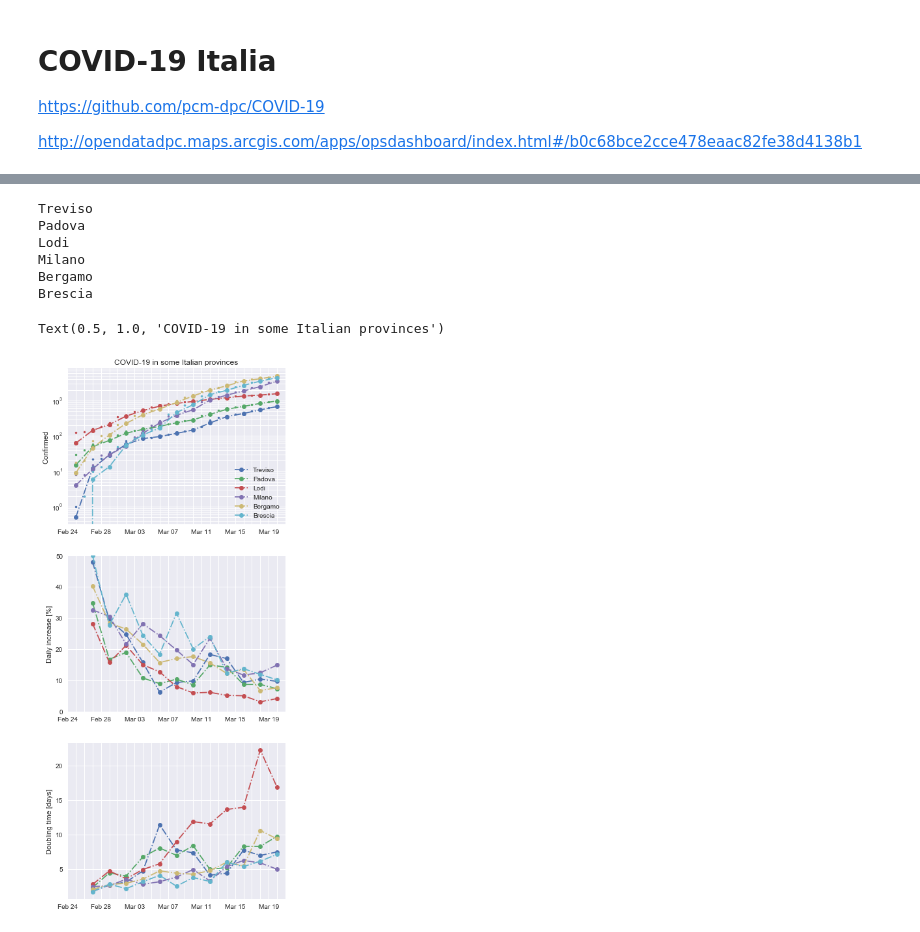
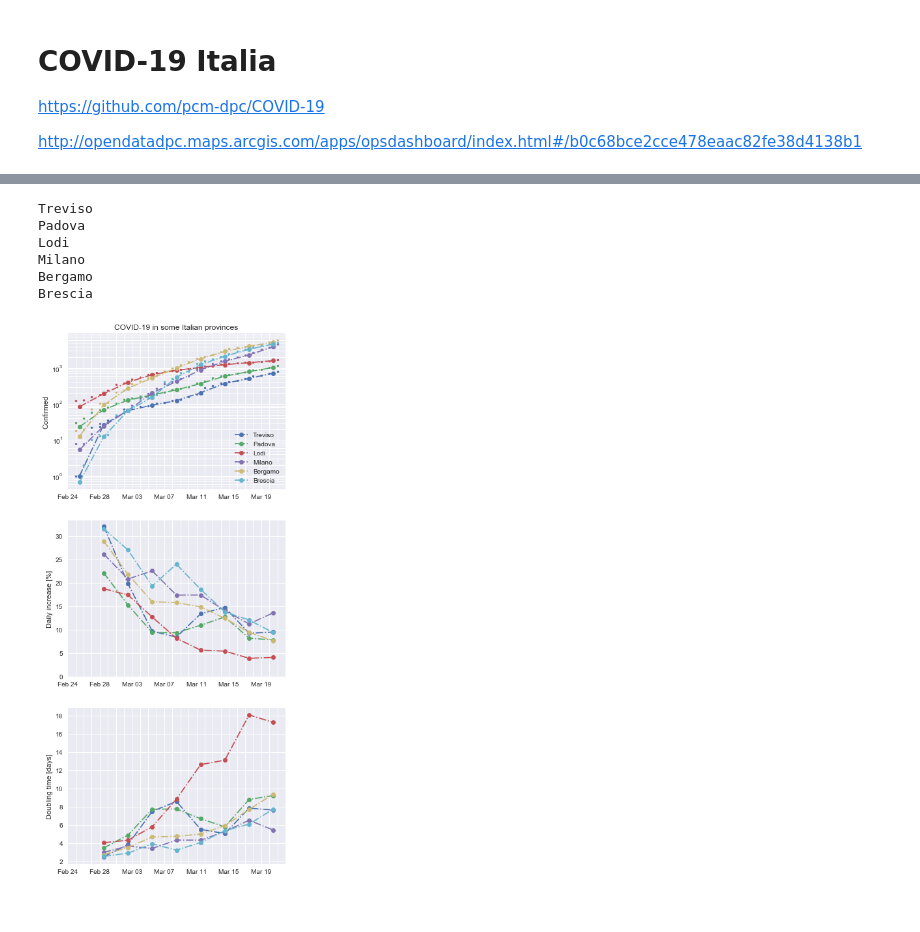
Before and after one commit to zenandrea/COVID-19_plots, a Jupyter notebook: plot_ita.ipynb, the cells around one changed output, grey strips where cells are left out. Saved outputs shown, nothing was run; the diff lists cells and outputs as text; code cells hidden in the pictures.

```diff
--- a/plot_ita.ipynb
+++ b/plot_ita.ipynb
@@ -198,7 +198,7 @@ for i in range(3):
 #plt.rcParams['figure.figsize'] = [8, 20]
 
 
-start = 0; step = 2
+start = 0; step = 3
 lista = ['Treviso']
 #lista = ['Roma', 'Treviso']
 lista.append('Padova')
@@ -266,32 +266,33 @@ index = dati[dati['sigla_provincia'] == 'RM'].index
 rindex = range(len(index))
 xticks = rindex
 #print(xticks)
 fxticks = [ date.strftime('%b %d') for date in list( index ) ]
 #print(fxticks)
 #plt.xticks(x[start::step], xticks[start::step])
 
 #plt.xticks(x[start::step], x[start::step])
 step=4
 for i in range(3):
     ax[i].set_xlim( 0, xt.max()+1)
     ax[i].set_xticks(xticks[::step])
     ax[i].set_xticklabels(fxticks[::step])
     #ax[i].set_xticklabels([])
     ax[i].set_xticks(xticks, minor=True)
     ax[i].grid(True, 'both')
 
 ax[0].set_title('COVID-19 in some Italian provinces')
 #ax[-1].set_xticklabels(fxticks)
 
 #plt.ylim(bottom=0, top=100)
 #plt.yscale('linear')
 #plt.grid()
+
+plt.savefig('plot_ita_prov.pdf')
 # %% [output]
 Treviso
 Padova
 Lodi
 Milano
 Bergamo
 Brescia
-Text(0.5, 1.0, 'COVID-19 in some Italian provinces')
-[figure, old version]
+[figure, new version]
```
Also changed, not shown: parts of 7 cells of this notebook, 3 other files.
